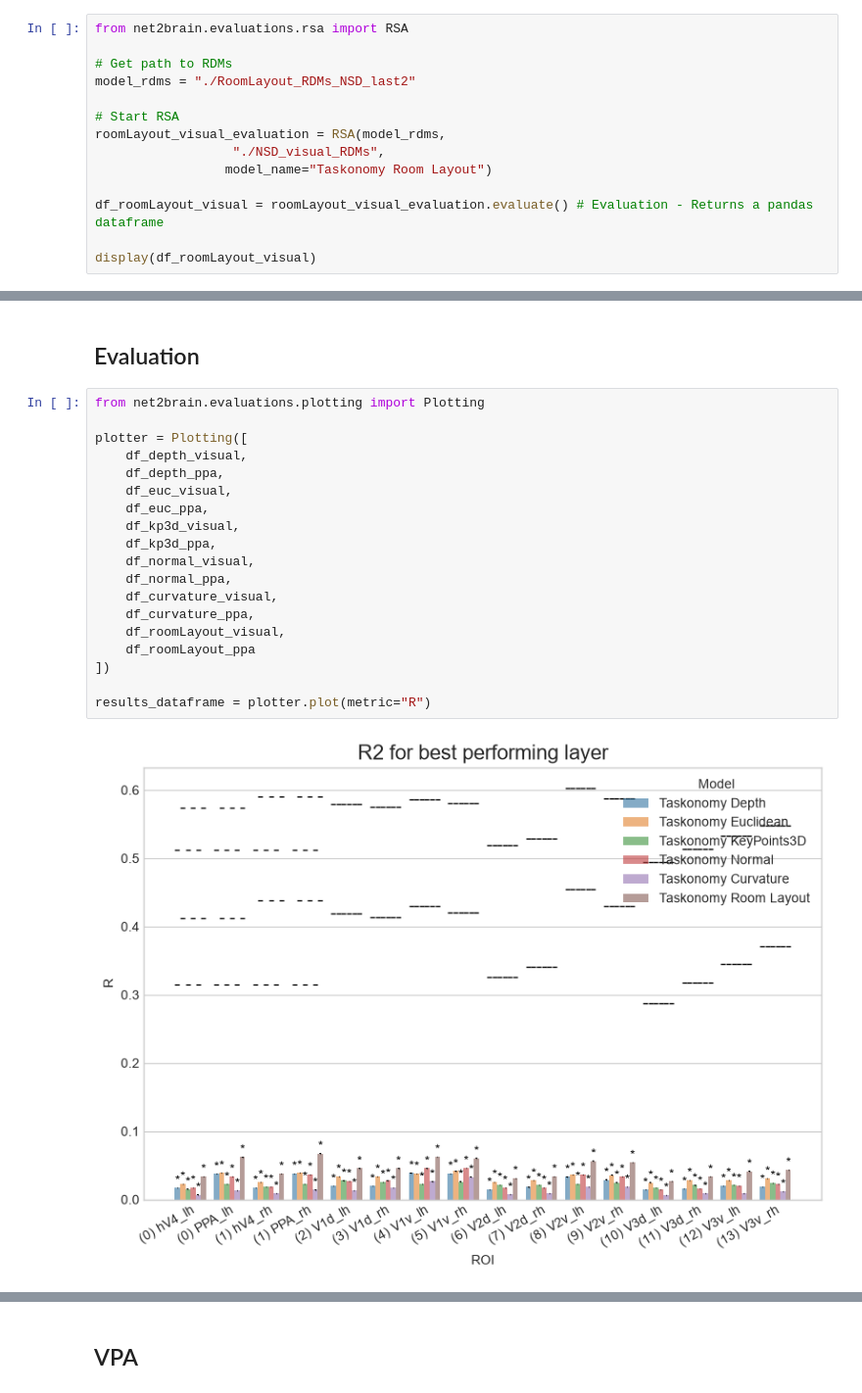
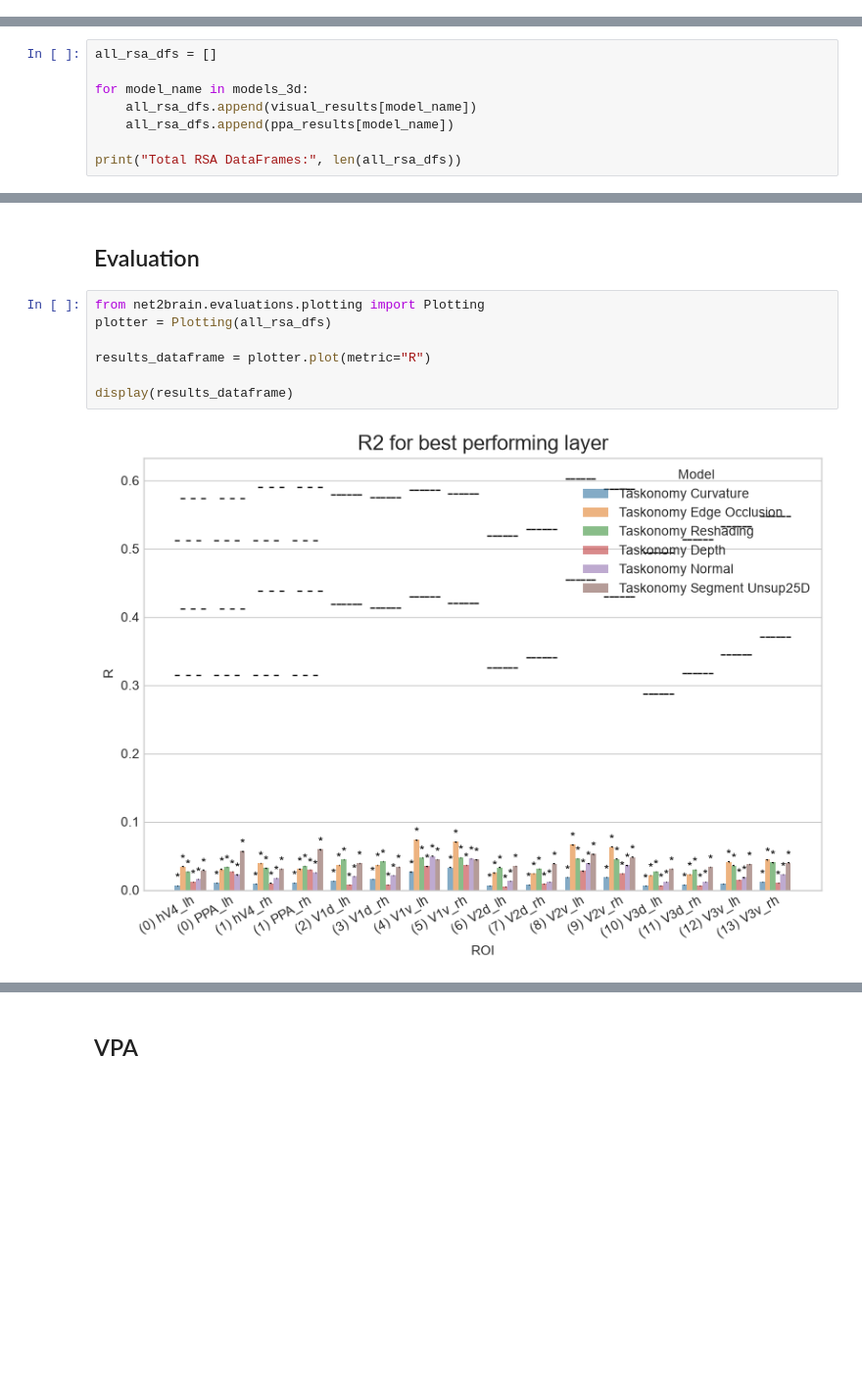
Before and after one commit to sari-saba-sadiya/Unravelling-Brain-Func-LAION, a Jupyter notebook: 3D/NSD dataset/Net2Brain_3D_NSD.ipynb, the cells around one changed output, grey strips where cells are left out. Shown at 98% size. Drawn from its saved outputs; the diff is of its cells as text; blank space fills up the shorter version.

```diff
--- a/3D/NSD dataset/Net2Brain_3D_NSD.ipynb
+++ b/3D/NSD dataset/Net2Brain_3D_NSD.ipynb
@@ -763,14 +882,0 @@ Class: RDM for layer layer3 with 6 stimuli
-# %%
-from net2brain.evaluations.rsa import RSA
-
-# Get path to RDMs
-model_rdms = "./RoomLayout_RDMs_NSD_last2"
-
-# Start RSA
-roomLayout_visual_evaluation = RSA(model_rdms,
-                  "./NSD_visual_RDMs",
-                 model_name="Taskonomy Room Layout")
-
-df_roomLayout_visual = roomLayout_visual_evaluation.evaluate() # Evaluation - Returns a pandas dataframe
-
-display(df_roomLayout_visual)
@@ -849,0 +1019,8 @@ for folder in feature_folders:
+# %%
+all_rsa_dfs = []
+
+for model_name in models_3d:
+    all_rsa_dfs.append(visual_results[model_name])
+    all_rsa_dfs.append(ppa_results[model_name])
+
+print("Total RSA DataFrames:", len(all_rsa_dfs))
@@ -851,22 +1030,10 @@ for folder in feature_folders:
 ## Evaluation
 # %%
 from net2brain.evaluations.plotting import Plotting
-
-plotter = Plotting([
-    df_depth_visual,
-    df_depth_ppa,
-    df_euc_visual,
-    df_euc_ppa,
-    df_kp3d_visual,
-    df_kp3d_ppa,
-    df_normal_visual,
-    df_normal_ppa,
-    df_curvature_visual,
-    df_curvature_ppa,
-    df_roomLayout_visual,
-    df_roomLayout_ppa
-])
+plotter = Plotting(all_rsa_dfs)
 
 results_dataframe = plotter.plot(metric="R")
+
+display(results_dataframe)
 # %% [output]
-[figure, old version]
+[figure, new version]
```
Also changed, not shown: parts of 106 cells of this notebook, 11 other files.
